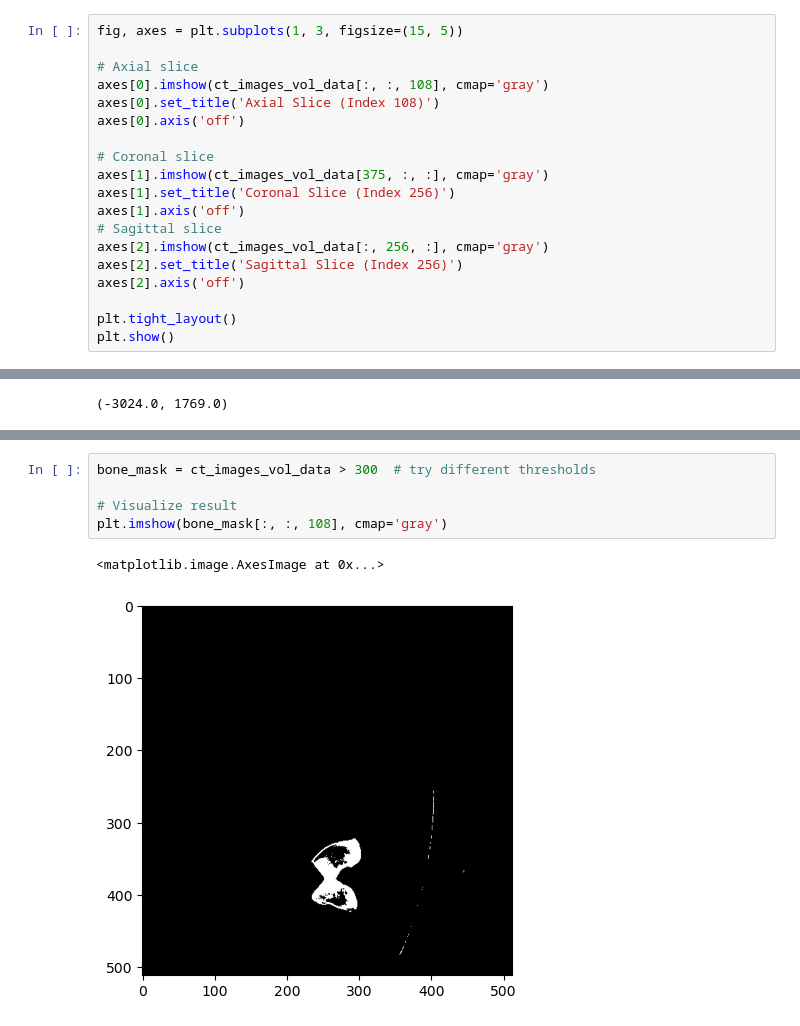
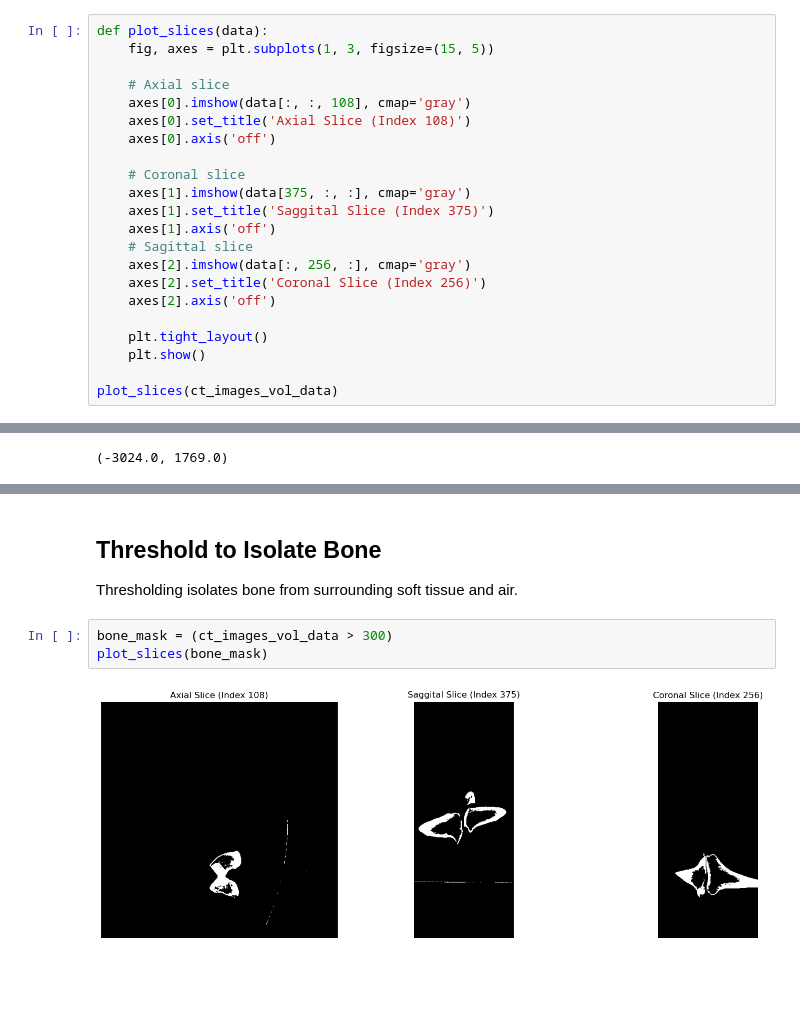
Before and after one commit to kitarp07/RA_Selection_Task, a Jupyter notebook: src/explore.ipynb, the cells around one changed output, grey strips where cells are left out. Drawn from its saved outputs; the diff is of its cells as text; blank space fills up the shorter version.

Commit message:
exploring image processing and segmentation complete

```diff
--- a/src/explore.ipynb
+++ b/src/explore.ipynb
@@ -139,22 +127,25 @@ WARNING: Unable to enumerate family ' "FONTSPRING DEMO - Commuters Sans Thin" '
 # %%
-fig, axes = plt.subplots(1, 3, figsize=(15, 5))
+def plot_slices(data):
+    fig, axes = plt.subplots(1, 3, figsize=(15, 5))
 
-# Axial slice
-axes[0].imshow(ct_images_vol_data[:, :, 108], cmap='gray')
-axes[0].set_title('Axial Slice (Index 108)')
-axes[0].axis('off')
+    # Axial slice
+    axes[0].imshow(data[:, :, 108], cmap='gray')
+    axes[0].set_title('Axial Slice (Index 108)')
+    axes[0].axis('off')
 
-# Coronal slice
-axes[1].imshow(ct_images_vol_data[375, :, :], cmap='gray')
-axes[1].set_title('Coronal Slice (Index 256)')
-axes[1].axis('off')
-# Sagittal slice
-axes[2].imshow(ct_images_vol_data[:, 256, :], cmap='gray')
-axes[2].set_title('Sagittal Slice (Index 256)')
-axes[2].axis('off')
+    # Coronal slice
+    axes[1].imshow(data[375, :, :], cmap='gray')
+    axes[1].set_title('Saggital Slice (Index 375)')
+    axes[1].axis('off')
+    # Sagittal slice
+    axes[2].imshow(data[:, 256, :], cmap='gray')
+    axes[2].set_title('Coronal Slice (Index 256)')
+    axes[2].axis('off')
 
-plt.tight_layout()
-plt.show()
+    plt.tight_layout()
+    plt.show()
+
+plot_slices(ct_images_vol_data)
 # %% [output]
 [figure]
 # %%
@@ -196,8 +204,9 @@ np.min(ct_images_vol_data), np.max(ct_images_vol_data)
+# %% [markdown]
+## Threshold to Isolate Bone
+
+Thresholding isolates bone from surrounding soft tissue and air.
 # %%
-bone_mask = ct_images_vol_data > 300  # try different thresholds
-
-# Visualize result
-plt.imshow(bone_mask[:, :, 108], cmap='gray')
+bone_mask = (ct_images_vol_data > 300)
+plot_slices(bone_mask)
 # %% [output]
-<matplotlib.image.AxesImage at 0x...>
-[figure, old version]
+[figure, new version]
```
Also changed, not shown: parts of 30 cells of this notebook, 1 other file.
